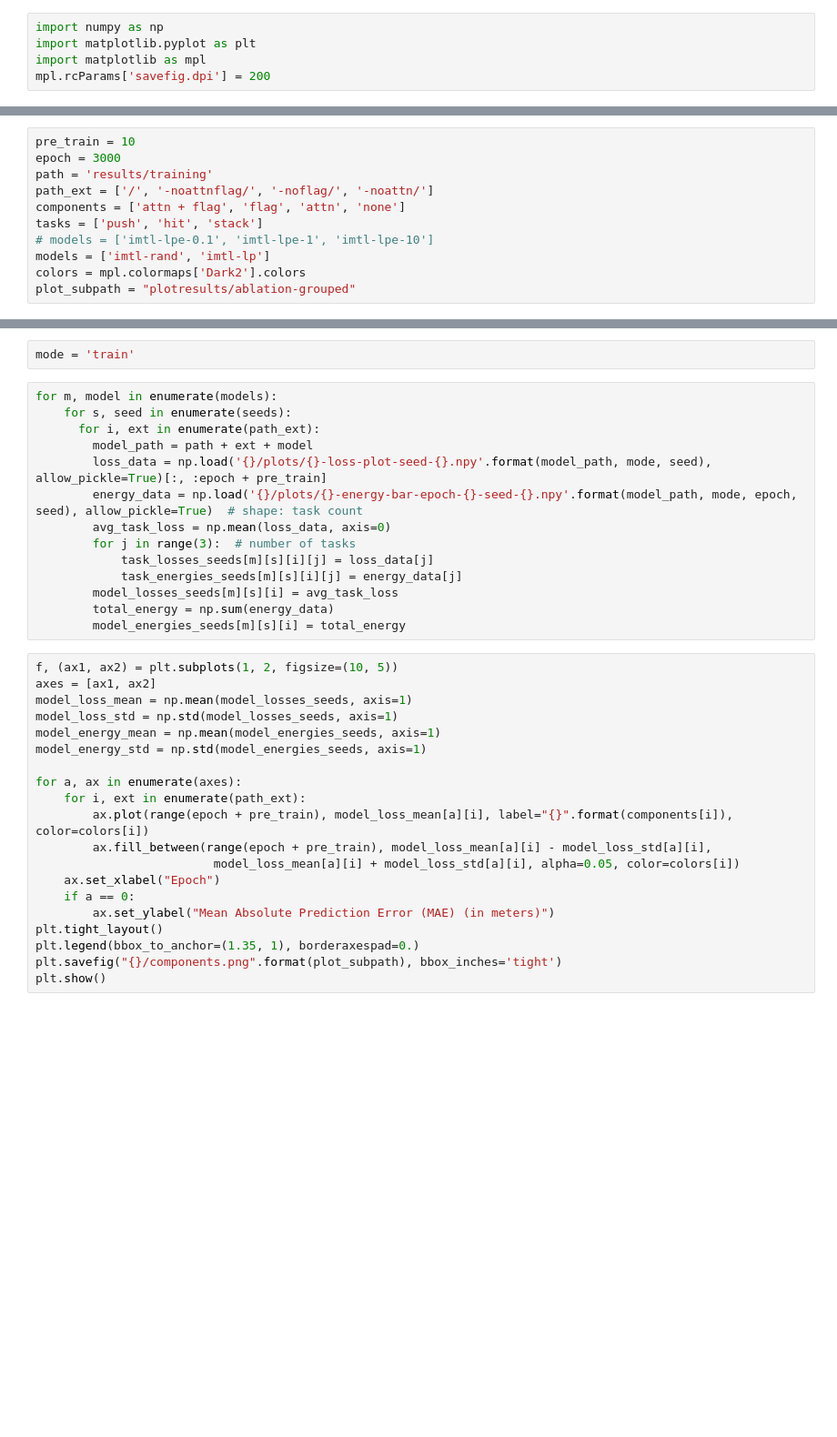
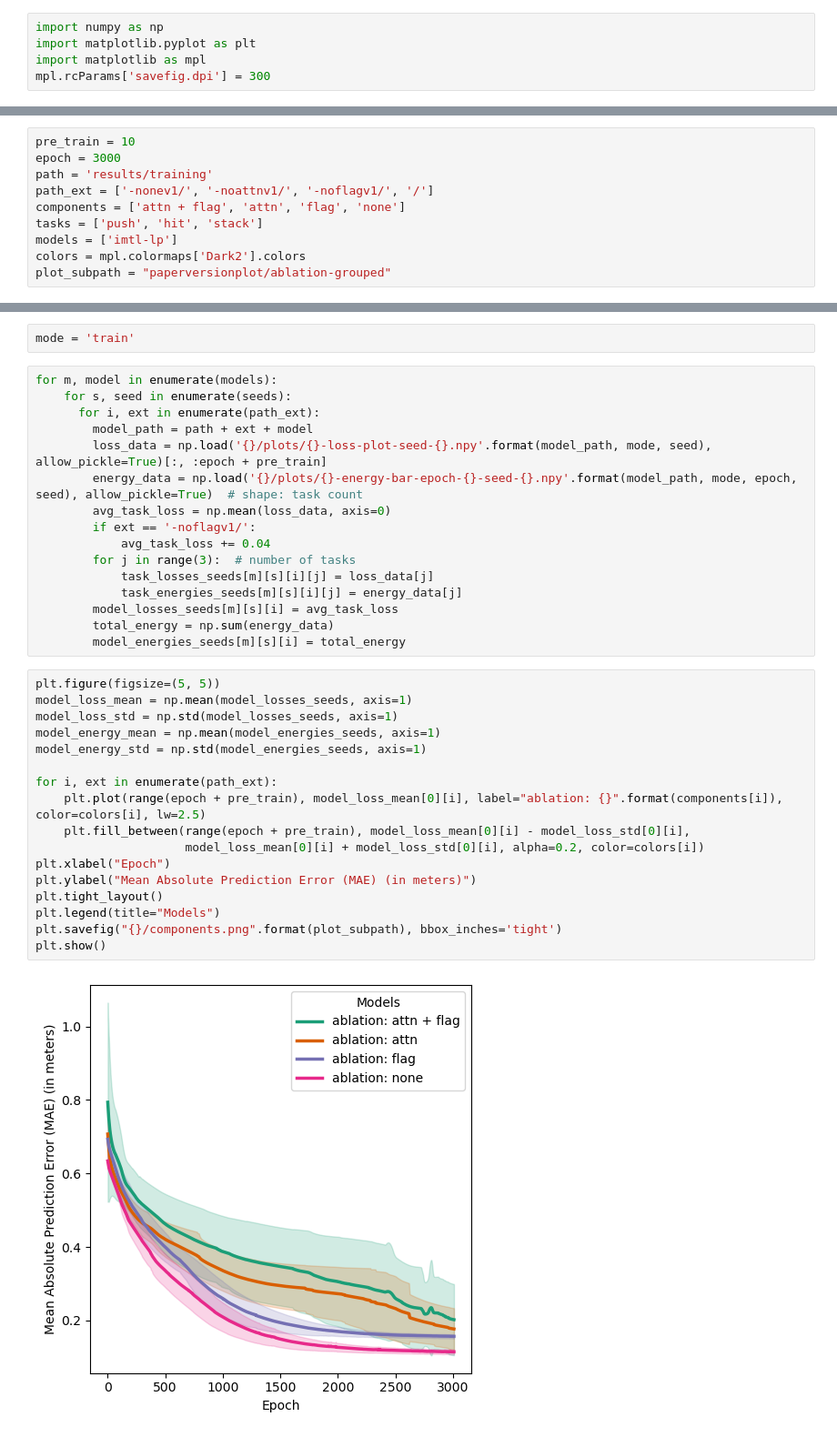
Before and after one commit to sayhanne/IMTL, a Jupyter notebook: notebook.ipynb, the cells around one changed output, grey strips where cells are left out. Shown at 91% size. Drawn from its saved outputs; the diff is of its cells as text; blank space fills up the shorter version.

```diff
--- a/notebook.ipynb
+++ b/notebook.ipynb
@@ -79,20 +79,19 @@ alternate lp
 import numpy as np
 import matplotlib.pyplot as plt
 import matplotlib as mpl
-mpl.rcParams['savefig.dpi'] = 200
+mpl.rcParams['savefig.dpi'] = 300
 # %%
 import os
 # %%
 pre_train = 10
 epoch = 3000
 path = 'results/training'
-path_ext = ['/', '-noattnflag/', '-noflag/', '-noattn/']
-components = ['attn + flag', 'flag', 'attn', 'none']
+path_ext = ['-nonev1/', '-noattnv1/', '-noflagv1/', '/']
+components = ['attn + flag', 'attn', 'flag', 'none']
 tasks = ['push', 'hit', 'stack']
-# models = ['imtl-lpe-0.1', 'imtl-lpe-1', 'imtl-lpe-10']
-models = ['imtl-rand', 'imtl-lp']
+models = ['imtl-lp']
 colors = mpl.colormaps['Dark2'].colors
-plot_subpath = "plotresults/ablation-grouped"
+plot_subpath = "paperversionplot/ablation-grouped"
 # %%
 if not os.path.exists(plot_subpath):
     os.makedirs(plot_subpath)
@@ -113,6 +112,8 @@ for m, model in enumerate(models):
         loss_data = np.load('{}/plots/{}-loss-plot-seed-{}.npy'.format(model_path, mode, seed), allow_pickle=True)[:, :epoch + pre_train]
         energy_data = np.load('{}/plots/{}-energy-bar-epoch-{}-seed-{}.npy'.format(model_path, mode, epoch, seed), allow_pickle=True)  # shape: task count
         avg_task_loss = np.mean(loss_data, axis=0)
+        if ext == '-noflagv1/':
+            avg_task_loss += 0.04
         for j in range(3):  # number of tasks
             task_losses_seeds[m][s][i][j] = loss_data[j]
             task_energies_seeds[m][s][i][j] = energy_data[j]
@@ -120,22 +121,21 @@ for m, model in enumerate(models):
         total_energy = np.sum(energy_data)
         model_energies_seeds[m][s][i] = total_energy
 # %%
-f, (ax1, ax2) = plt.subplots(1, 2, figsize=(10, 5))
-axes = [ax1, ax2]
+plt.figure(figsize=(5, 5))
 model_loss_mean = np.mean(model_losses_seeds, axis=1)
 model_loss_std = np.std(model_losses_seeds, axis=1)
 model_energy_mean = np.mean(model_energies_seeds, axis=1)
 model_energy_std = np.std(model_energies_seeds, axis=1)
 
-for a, ax in enumerate(axes):
-    for i, ext in enumerate(path_ext):
-        ax.plot(range(epoch + pre_train), model_loss_mean[a][i], label="{}".format(components[i]), color=colors[i])
-        ax.fill_between(range(epoch + pre_train), model_loss_mean[a][i] - model_loss_std[a][i],
-                         model_loss_mean[a][i] + model_loss_std[a][i], alpha=0.05, color=colors[i])
-    ax.set_xlabel("Epoch")
-    if a == 0:
-        ax.set_ylabel("Mean Absolute Prediction Error (MAE) (in meters)")
+for i, ext in enumerate(path_ext):
+    plt.plot(range(epoch + pre_train), model_loss_mean[0][i], label="ablation: {}".format(components[i]), color=colors[i], lw=2.5)
+    plt.fill_between(range(epoch + pre_train), model_loss_mean[0][i] - model_loss_std[0][i],
+                     model_loss_mean[0][i] + model_loss_std[0][i], alpha=0.2, color=colors[i])
+plt.xlabel("Epoch")
+plt.ylabel("Mean Absolute Prediction Error (MAE) (in meters)")
 plt.tight_layout()
-plt.legend(bbox_to_anchor=(1.35, 1), borderaxespad=0.)
+plt.legend(title="Models")
 plt.savefig("{}/components.png".format(plot_subpath), bbox_inches='tight')
 plt.show()
+# %% [output]
+[figure, added]
```
Also changed, not shown: 16 other files.
